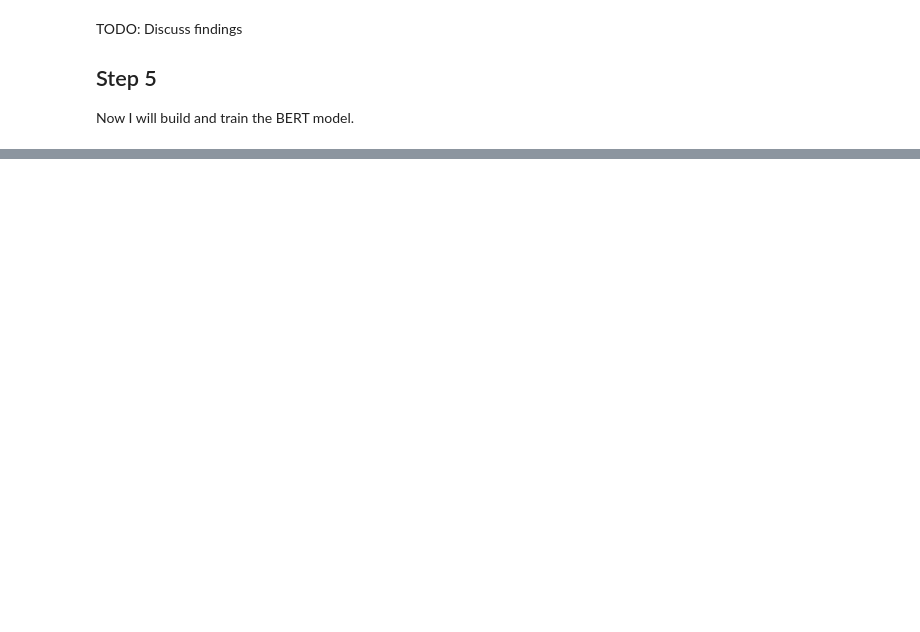
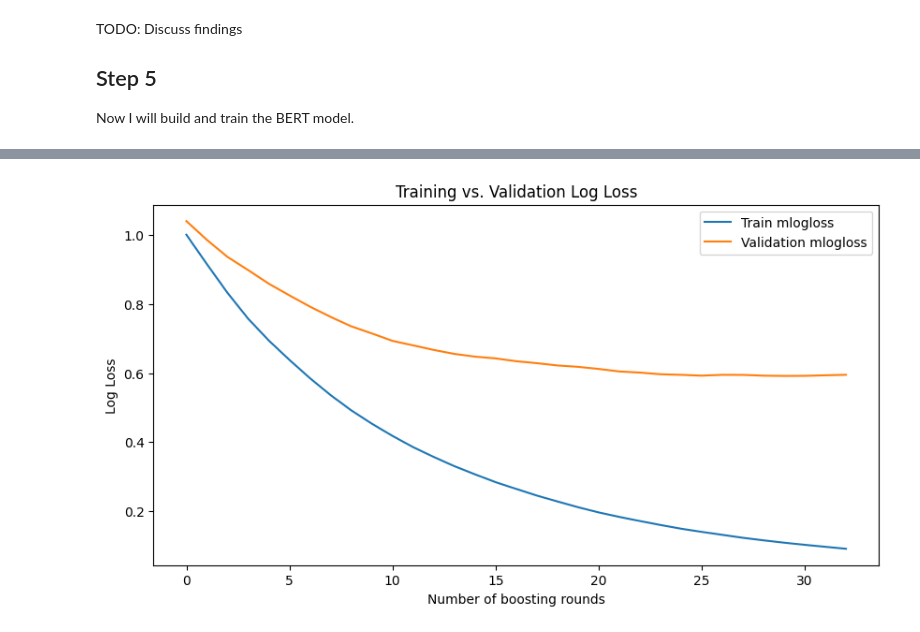
Before and after one commit to andreaseno/TwitterAnalysis, a Jupyter notebook: SentimentAnalysis.ipynb, the cells around one changed output, grey strips where cells are left out. Saved outputs shown, nothing was run; the diff lists cells and outputs as text; code cells hidden in the pictures; blank space fills up the shorter version.

```diff
--- a/SentimentAnalysis.ipynb
+++ b/SentimentAnalysis.ipynb
@@ -222,7 +164,6 @@ def run_pipeline(text):
     texts_new = []
     for t in text:
         texts_new.append(remove_mult_spaces(
-            # lemmatize_text(
                 filter_chars(
                     clean_hashtags(
                         strip_all_entities(
@@ -230,14 +171,12 @@ def run_pipeline(text):
                         )
                     )
                 )
-            # )
         )
     )
     return texts_new
 
 
-MultiClassTrain["cleaned_text"] = run_pipeline(MultiClassTrain.text)
-MultiClassTest["cleaned_text"] = run_pipeline(MultiClassTest.text)
+data["cleaned_text"] = run_pipeline(data.text)
 # %% [markdown]
 Let's examine the cleaned data
 # %%
@@ -577,3 +467,0 @@ def create_model(bert_model, max_len=MAX_LEN):
-# %%
-model = create_model(bert_model, MAX_LEN)
-model.summary()
@@ -598,10 +467,0 @@ ________________________________________________________________________________
-# %%
-# print(f'ytrain: {type(y_train)} yvalid: {type(y_valid)}')
-
-# y_train_dense = tf.sparse.to_dense(y_train)
-# y_valid_dense = tf.sparse.to_dense(y_valid)
-
-# type(y_train_dense)
-# type(y_valid_dense)
-
-history_bert = model.fit([train_input_ids,train_attention_masks], y_train.toarray(), validation_data=([val_input_ids,val_attention_masks], y_valid.toarray()), epochs=4, batch_size=32)
@@ -621,0 +468,64 @@ use only 400
+# %%
+def extract_embeddings(data, model, max_len=MAX_LEN):
+    input_ids = []
+    attention_masks = []
+    for i in range(len(data)):
+        encoded = tokenizer.encode_plus(
+            data[i],
+            add_special_tokens=True,
+            max_length=max_len,
+            padding='max_length',
+            return_attention_mask=True
+        )
+        input_ids.append(encoded['input_ids'])
+        attention_masks.append(encoded['attention_mask'])
+
+    input_ids = np.array(input_ids)
+    attention_masks = np.array(attention_masks)
+
+    # Getting embeddings from the BERT model
+    embeddings = model.predict([input_ids, attention_masks])[1]  # Use pooler output (index 1)
+    return embeddings
+
+# Extract embeddings
+train_embeddings = extract_embeddings(X_train, bert_model, MAX_LEN)
+val_embeddings = extract_embeddings(X_valid, bert_model, MAX_LEN)
+test_embeddings = extract_embeddings(X_test, bert_model, MAX_LEN)
+
+# Prepare labels (ensure y_train, y_valid are in the correct format for XGBoost)
+# Assuming y_train, y_valid are already encoded as one-hot, convert them to single labels
+train_labels = np.argmax(y_train.toarray(), axis=1)
+val_labels = np.argmax(y_valid.toarray(), axis=1)
+
+# Train XGBoost model
+dtrain = xgb.DMatrix(train_embeddings, label=train_labels)
+dvalid = xgb.DMatrix(val_embeddings, label=val_labels)
+dtest = xgb.DMatrix(test_embeddings)
+
+params = {
+    'max_depth': 6,
+    'eta': 0.1,
+    'objective': 'multi:softmax',
+    'num_class': 3,
+    'eval_metric': 'mlogloss'
+}
+
+# Train model with early stopping and evals
+evals_result = {}
+bst = xgb.train(params, dtrain, num_boost_round=200, evals=[(dtrain, 'train'), (dvalid, 'validation')],
+                early_stopping_rounds=3, evals_result=evals_result)
+
+# Access evaluation results
+train_mlogloss = evals_result['train']['mlogloss']
+val_mlogloss = evals_result['validation']['mlogloss']
+
+# Plotting the learning curve
+plt.figure(figsize=(10, 5))
+plt.plot(train_mlogloss, label='Train mlogloss')
+plt.plot(val_mlogloss, label='Validation mlogloss')
+plt.xlabel('Number of boosting rounds')
+plt.ylabel('Log Loss')
+plt.title('Training vs. Validation Log Loss')
+plt.legend()
+plt.show()
+# %% [output]
@@ -621,0 +549 @@ use only 400
+[figure, added]
```
Also changed, not shown: parts of 37 cells of this notebook, 3 other files.
